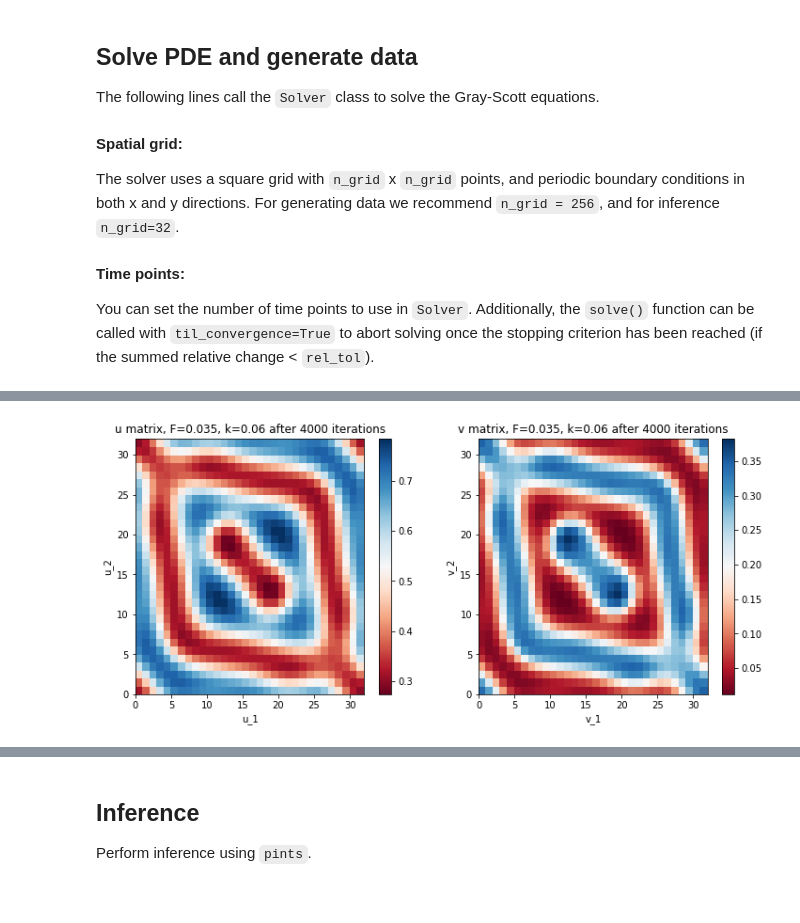
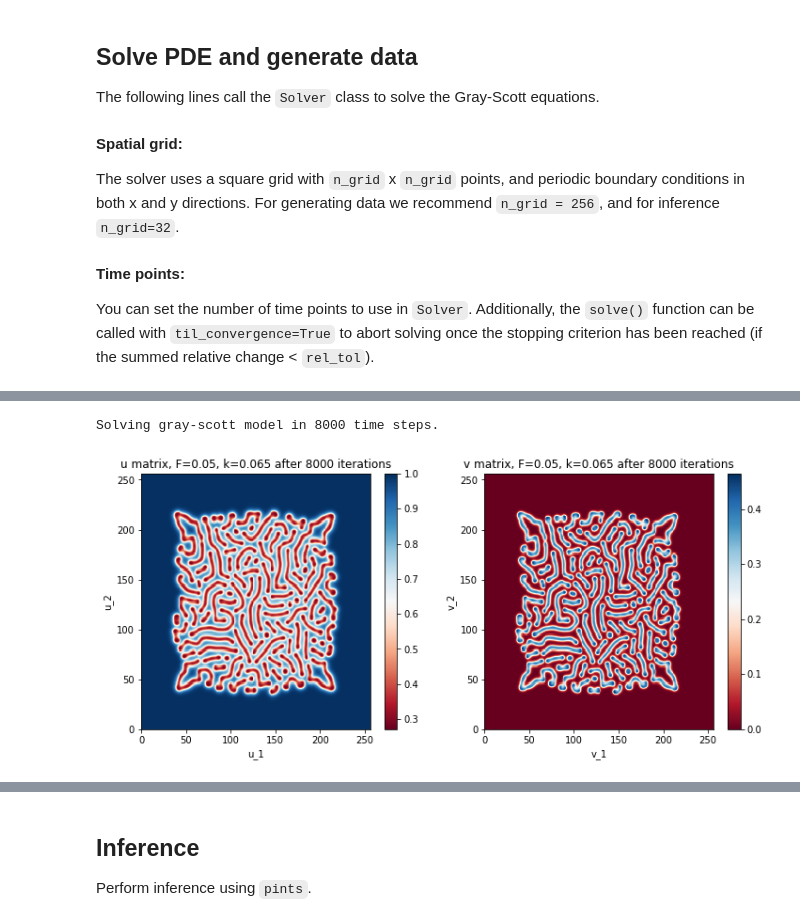
Before and after one commit to SABS-R3-projects/Gray-Scott-PDE, a Jupyter notebook: Main.ipynb, the cells around one changed output, grey strips where cells are left out. Saved outputs shown, nothing was run; the diff lists cells and outputs as text; code cells hidden in the pictures.

```diff
--- a/Main.ipynb
+++ b/Main.ipynb
@@ -64,5 +79,12 @@ plt.yscale('log')
-# %%
-## Or use plotting function from class
-solv.plot2d()
-# %% [output]
-[figure, removed]
+# %%
+## Set F & k parameters and solve and plot
+## maze-like: F=0.035, k=0.06
+F = 0.05
+k = 0.065
+
+solv_stripes = Solver(n_save_frames=100, n_time_points=8000, model='gray-scott', n_grid=256, fix_seed=True)
+tmp = solv_stripes.solve(parameters=[F, k], verbose=True, til_convergence=True, init=True)  # parameters = [F, k]
+solv_stripes.plot2d()
+# %% [output]
+Solving gray-scott model in 8000 time steps.
+[figure, added]
```
Also changed, not shown: parts of 15 cells of this notebook.
